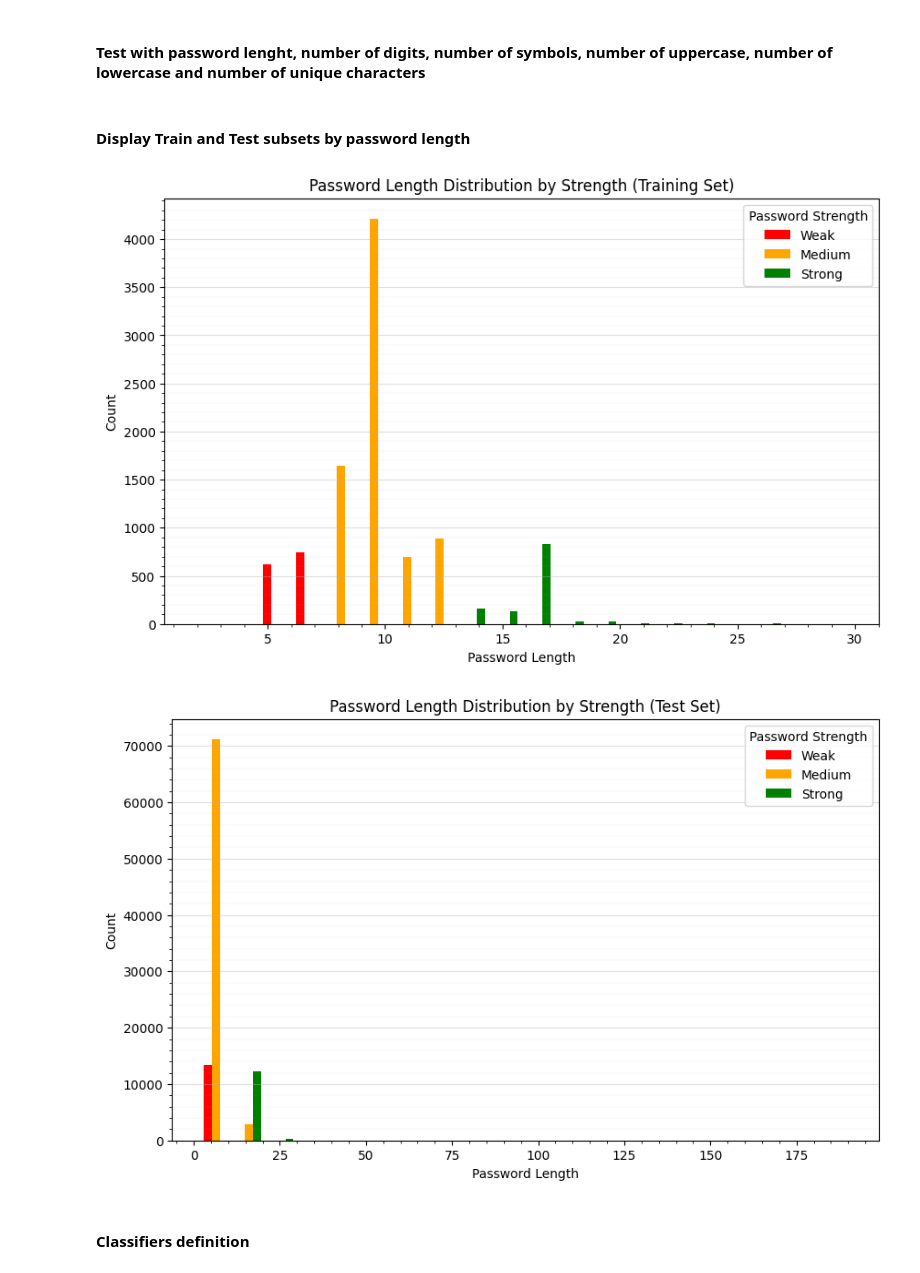
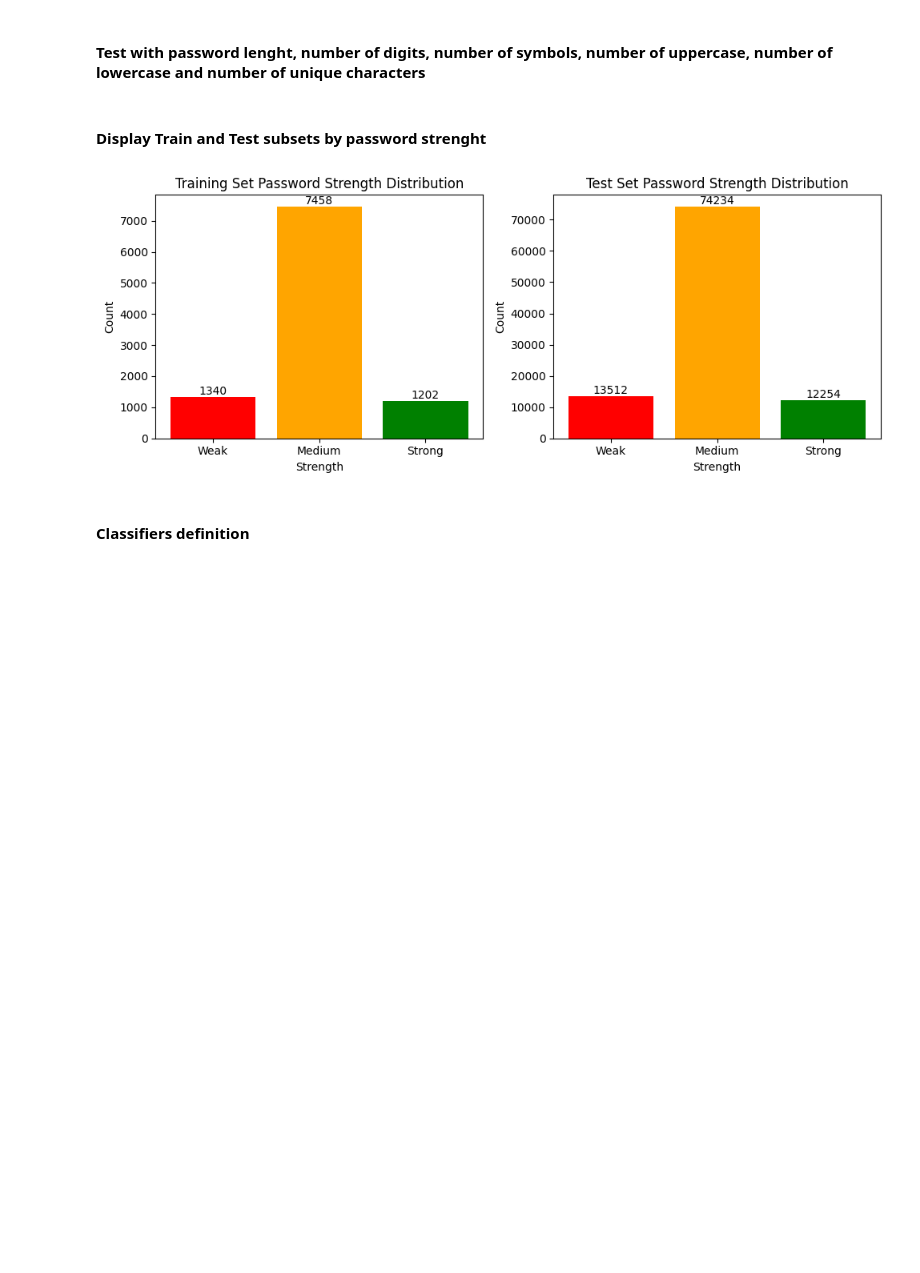
Before and after one commit to giopresenti98/ML-Project, a Jupyter notebook: test_password_strenght_classification.ipynb, the cells around one changed output. Cells and saved outputs as stored; diff of their text form; code cells hidden in the pictures; blank space fills up the shorter version.

Commit message:
NEW DISTRIBUTION PLOT

```diff
--- a/test_password_strenght_classification.ipynb
+++ b/test_password_strenght_classification.ipynb
@@ -70,64 +70,42 @@ xts = np.array([pass_length_test, digits_test_norm, symbols_test_norm, upper_tes
 ytr = data_shuffled["strength"].head(N_TRAIN).values
 yts = data_shuffled["strength"].tail(N_TEST).values
 # %% [markdown]
-#### Display Train and Test subsets by password length
+#### Display Train and Test subsets by password strenght
 # %%
 import matplotlib.pyplot as plt
 
+# Display the distribution of password strength in the training and test sets
+train_counts = pd.Series(ytr).value_counts().sort_index()
+test_counts = pd.Series(yts).value_counts().sort_index()
 
-def plot_dataset(x, y, title, bins=20):
-    """
-    Plots the distribution of password lengths grouped by their strength categories.
-    Parameters:
-        x (np.ndarray): 2D array where the first column contains password lengths.
-        y (np.ndarray): 1D array of class labels corresponding to password strength for each sample in x.
-        title (str, optional): Title of the plot.
-        bins (int, optional): Number of bins to use for the histogram. Default is 20.
+strength_labels = ["Weak", "Medium", "Strong"]
 
-    Displays:
-        A bar plot showing the distribution of password lengths for each strength class, with different colors and a legend.
-    """
-    plt.figure(figsize=(10, 6))
-    classes = np.unique(y)
-    colors = ["red", "orange", "green", "blue", "purple", "cyan", "magenta"]
-    all_lengths = x[:, 0]
-    bin_edges = np.histogram_bin_edges(all_lengths, bins=bins)
-    width = (bin_edges[1] - bin_edges[0]) / (len(classes) + 1)
-    legend_names = ["Weak", "Medium", "Strong"]
+plt.figure(figsize=(10, 4))
 
-    print(f"\nDistribution of password strengths in the dataset.")
-    for i, k in enumerate(classes):
-        count = np.sum(y == k)
-        label = legend_names[i] if i < len(legend_names) else f"Class {k}"
-        print(f"  {label}: {count} samples")
+plt.subplot(1, 2, 1)
+bars1 = plt.bar(strength_labels, train_counts, color=["red", "orange", "green"])
+plt.title("Training Set Password Strength Distribution")
+plt.xlabel("Strength")
+plt.ylabel("Count")
+# Add value labels
+for bar in bars1:
+    height = bar.get_height()+1
+    plt.text(bar.get_x() + bar.get_width()/2, height, f'{int(height)}', ha='center', va='bottom')
 
-    for i, k in enumerate(classes):
-        lengths = x[y == k, 0]
-        hist, _ = np.histogram(lengths, bins=bin_edges)
-        plt.bar(
-            bin_edges[:-1] + i * width,
-            hist,
-            width=width,
-            color=colors[i % len(colors)],
-            align="edge",
-            label=legend_names[i],
-        )
+plt.subplot(1, 2, 2)
+bars2 = plt.bar(strength_labels, test_counts, color=["red", "orange", "green"])
+plt.title("Test Set Password Strength Distribution")
+plt.xlabel("Strength")
+plt.ylabel("Count")
+# Add value labels
+for bar in bars2:
+    height = bar.get_height()
+    plt.text(bar.get_x() + bar.get_width()/2, height, f'{int(height)}', ha='center', va='bottom')
 
-    plt.xlabel("Password Length")
-    plt.ylabel("Count")
-    plt.title(title)
-    plt.legend(title="Password Strength")
-    plt.grid(axis="y", alpha=0.4)
-    plt.minorticks_on()  # Enable minor ticks
-    plt.grid(which="minor", axis="y", alpha=0.2, linewidth=0.3)  # Minor grid
-    plt.show()
-
-# Plot the distributions of password lengths for training and test sets
-plot_dataset(xtr, ytr, title="Password Length Distribution by Strength (Training Set)")
-plot_dataset(xts, yts, title="Password Length Distribution by Strength (Test Set)")
+plt.tight_layout()
+plt.show()
 # %% [output]
-[figure, old version]
+[figure, new version]
-[figure, removed]
 # %% [markdown]
 #### Classifiers definition
 # %%
```
Also changed, not shown: parts of 7 cells of this notebook.
